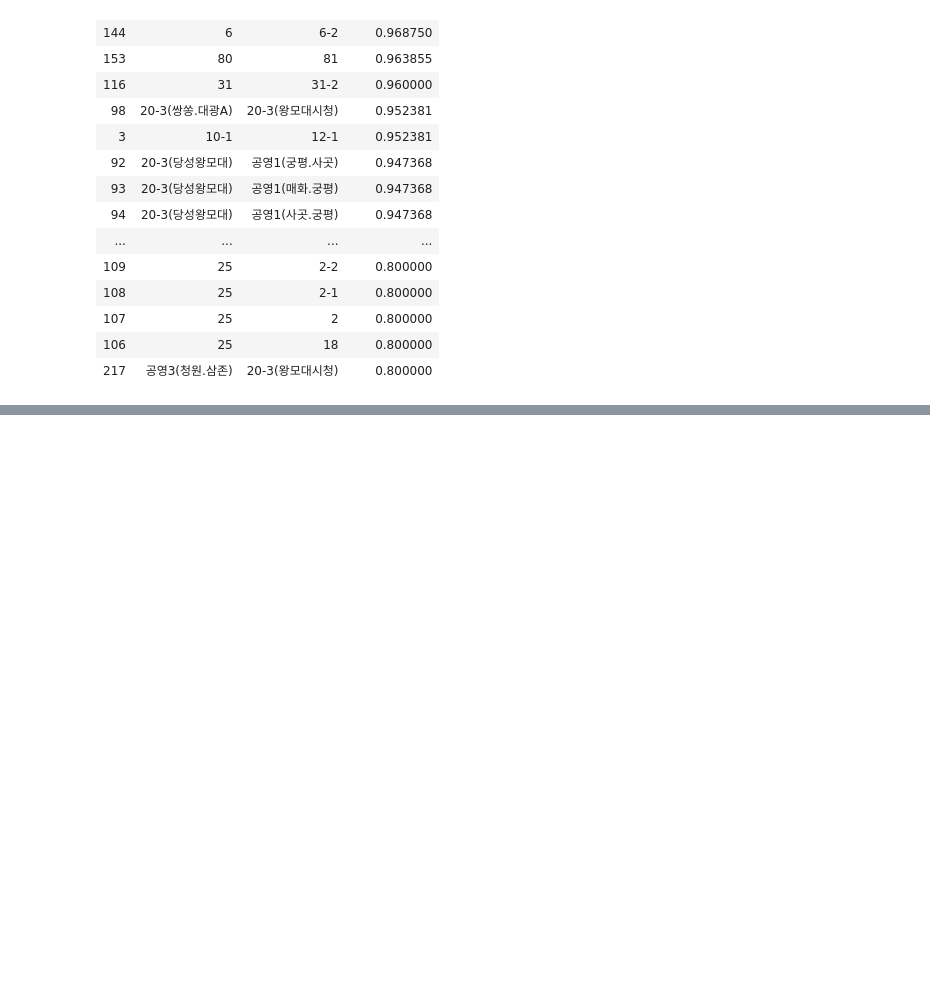
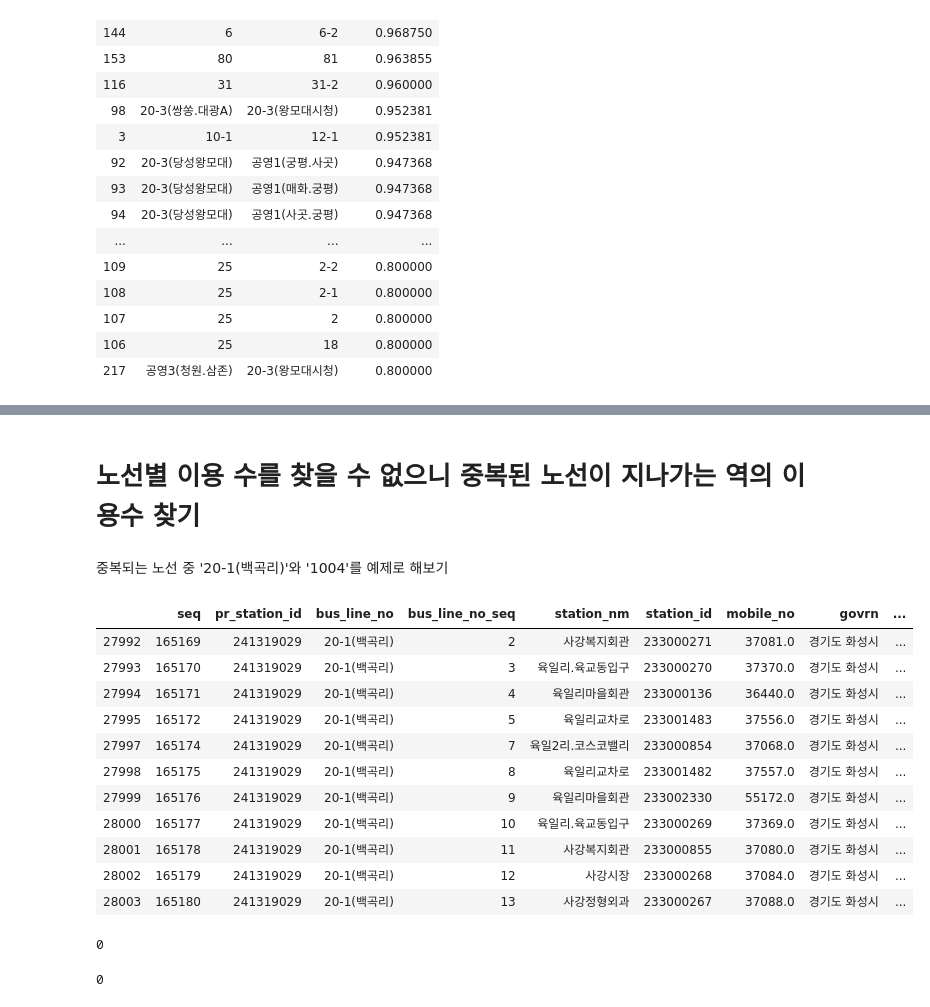
Before and after one commit to danbi5228/H_Bus, a Jupyter notebook: 중복도와 중복된 노선 이용량 구하기.ipynb, the cells around one changed output, grey strips where cells are left out. Saved outputs shown, nothing was run; the diff lists cells and outputs as text; code cells hidden in the pictures; blank space fills up the shorter version.

```diff
--- a/중복도.ipynb
+++ b/중복도와 중복된 노선 이용량 구하기.ipynb
@@ -290,0 +416,45 @@ draw_path(path_list, name_list, colors=[[255, 233, 0]]*len(path_list), opacity=0
+# %% [markdown]
+# 노선별 이용 수를 찾을 수 없으니 중복된 노선이 지나가는 역의 이용수 찾기
+# %% [markdown]
+중복되는 노선 중 '20-1(백곡리)'와 '1004'를 예제로 해보기
+# %%
+# 버스 20-1(백곡리)가 지나가는 곳에 대한 정보만 뺀 테이블 만들기
+bus20_1 = df_route_station[df_route_station['bus_line_no']=='20-1(백곡리)']
+# %%
+bus20_1
+# %% [output]
+|  | seq | pr_station_id | bus_line_no | bus_line_no_seq | station_nm | station_id | mobile_no | govrn | ... |
+| 27992 | 165169 | 241319029 | 20-1(백곡리) | 2 | 사강복지회관 | 233000271 | 37081.0 | 경기도 화성시 | ... |
+| 27993 | 165170 | 241319029 | 20-1(백곡리) | 3 | 육일리.육교동입구 | 233000270 | 37370.0 | 경기도 화성시 | ... |
+| 27994 | 165171 | 241319029 | 20-1(백곡리) | 4 | 육일리마을회관 | 233000136 | 36440.0 | 경기도 화성시 | ... |
+| 27995 | 165172 | 241319029 | 20-1(백곡리) | 5 | 육일리교차로 | 233001483 | 37556.0 | 경기도 화성시 | ... |
+| 27997 | 165174 | 241319029 | 20-1(백곡리) | 7 | 육일2리.코스코밸리 | 233000854 | 37068.0 | 경기도 화성시 | ... |
+| 27998 | 165175 | 241319029 | 20-1(백곡리) | 8 | 육일리교차로 | 233001482 | 37557.0 | 경기도 화성시 | ... |
+| 27999 | 165176 | 241319029 | 20-1(백곡리) | 9 | 육일리마을회관 | 233002330 | 55172.0 | 경기도 화성시 | ... |
+| 28000 | 165177 | 241319029 | 20-1(백곡리) | 10 | 육일리.육교동입구 | 233000269 | 37369.0 | 경기도 화성시 | ... |
+| 28001 | 165178 | 241319029 | 20-1(백곡리) | 11 | 사강복지회관 | 233000855 | 37080.0 | 경기도 화성시 | ... |
+| 28002 | 165179 | 241319029 | 20-1(백곡리) | 12 | 사강시장 | 233000268 | 37084.0 | 경기도 화성시 | ... |
+| 28003 | 165180 | 241319029 | 20-1(백곡리) | 13 | 사강정형외과 | 233000267 | 37088.0 | 경기도 화성시 | ... |
+# %%
+# 20-1번이 지나가는 역에서 승차한 사람 수 찾기
+
+count = 0
+stations20_1 = bus20_1['station_id']
+for i in stations20_1:
+    if TripChain[TripChain['승차역ID1']==i]['승차역ID1'].count() > 0:
+        count += 1
+    if TripChain[TripChain['승차역ID2']==i]['승차역ID2'].count() > 0:
+        count += 1
+    if TripChain[TripChain['승차역ID3']==i]['승차역ID3'].count() > 0:
+        count += 1
+    if TripChain[TripChain['승차역ID4']==i]['승차역ID4'].count() > 0:
+        count += 1
+    if TripChain[TripChain['승차역ID5']==i]['승차역ID5'].count() > 0:
+        count += 1
+
+print(count)
+
+# 4일동안 아무도 20-1번을 안탔다고??????????? 내코드가 잘못된거겠지?
+# 20-1(백곡리)는 하루에 몇번 없는 버스니 그럴 수 있다치고 1004번으로 넘어감
+# %% [output]
+0
@@ -290,0 +463,20 @@ draw_path(path_list, name_list, colors=[[255, 233, 0]]*len(path_list), opacity=0
+# %%
+count = 0
+stations1004 = bus1004['station_id']
+for i in stations20_1:
+    if TripChain[TripChain['승차역ID1']==i]['승차역ID1'].count() > 0:
+        count += 1
+    if TripChain[TripChain['승차역ID2']==i]['승차역ID2'].count() > 0:
+        count += 1
+    if TripChain[TripChain['승차역ID3']==i]['승차역ID3'].count() > 0:
+        count += 1
+    if TripChain[TripChain['승차역ID4']==i]['승차역ID4'].count() > 0:
+        count += 1
+    if TripChain[TripChain['승차역ID5']==i]['승차역ID5'].count() > 0:
+        count += 1
+
+print(count)
+
+# 내코드의 잘못인건가
+# %% [output]
+0
```
Also changed, not shown: parts of 29 cells of this notebook.
